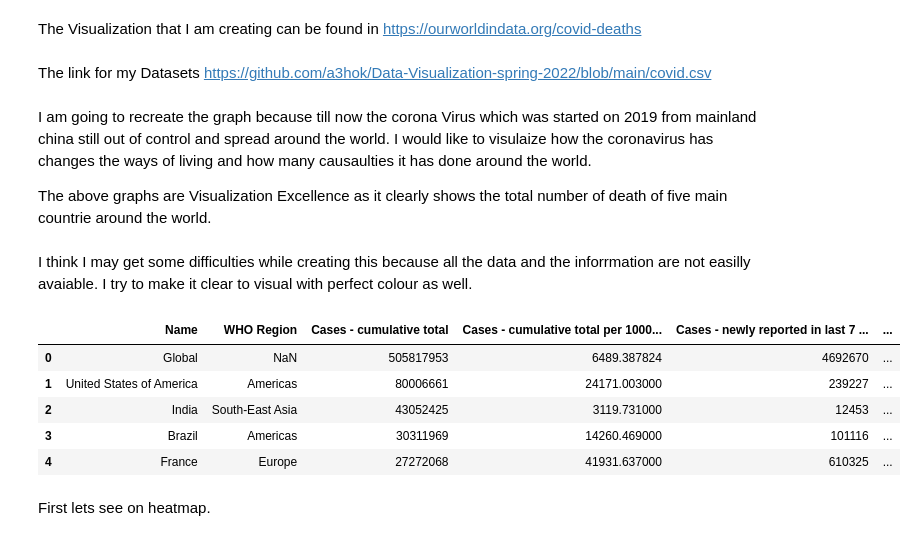
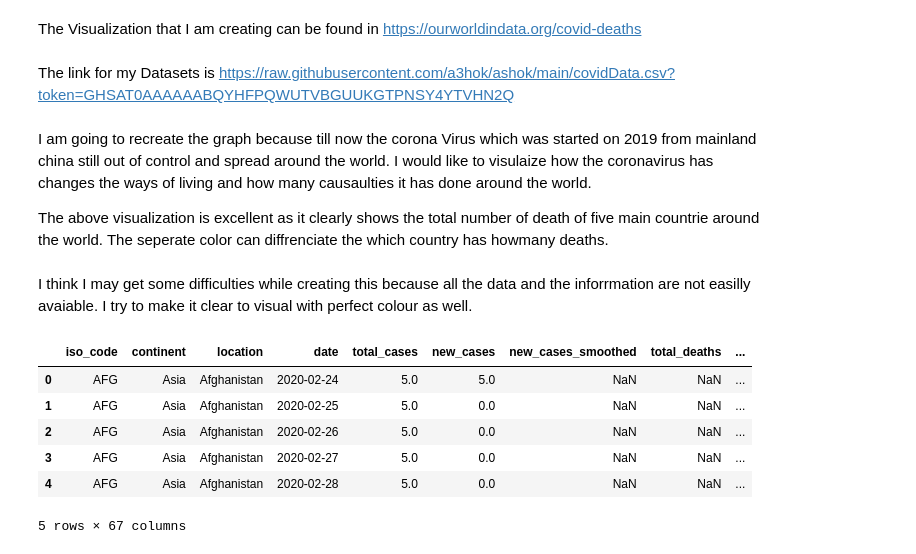
Before and after one commit to a3hok/Data-Visualization-spring-2022, a Jupyter notebook: Recreating the Master.ipynb, the cells around one changed output. Saved outputs shown, nothing was run; the diff lists cells and outputs as text; code cells hidden in the pictures.

```diff
--- a/Recreating the Master.ipynb
+++ b/Recreating the Master.ipynb
@@ -23,29 +23,28 @@ Recreating the masters in the total teath from coronavirus.The 2019–20 coronav
 # %% [markdown]
 The Visualization that I am creating can be found in https://ourworldindata.org/covid-deaths
 # %% [markdown]
-The link for my Datasets https://github.com/a3hok/Data-Visualization-spring-2022/blob/main/covid.csv
+The link for my Datasets is https://raw.githubusercontent.com/a3hok/ashok/main/covidData.csv?token=GHSAT0AAAAAABQYHFPQWUTVBGUUKGTPNSY4YTVHN2Q
 # %% [markdown]
 I am going to recreate the graph because till now the corona Virus which was started on 2019 from mainland china still out of control and spread around the world. I would like to visulaize how the coronavirus has changes the ways of living and how many causaulties it has done around the world.
 
 
 
-The above graphs are Visualization Excellence as it clearly shows the total number of death of five main countrie around the world.
+The above visualization is excellent as it clearly shows the total number of death of five main countrie around the world. The seperate color can diffrenciate the which country has howmany deaths.
 # %% [markdown]
 I think I may get some difficulties while creating this because all the data and the inforrmation are not easilly avaiable. I try to make it clear to visual with perfect colour as well.
 # %%
-import numpy as np
+import numpy as np    #importing libraies
 import pandas as ad
 import matplotlib.pyplot as plt
 import seaborn as sns
 
-df = ad.read_csv("https://raw.githubusercontent.com/a3hok/Data-Visualization-spring-2022/main/covid.csv")
+df = ad.read_csv("https://raw.githubusercontent.com/a3hok/ashok/main/covidData.csv?token=GHSAT0AAAAAABQYHFPQWUTVBGUUKGTPNSY4YTVHN2Q")
 df.head()
 # %% [output]
-|  | Name | WHO Region | Cases - cumulative total | Cases - cumulative total per 1000... | Cases - newly reported in last 7 ... | ... |
-| 0 | Global | NaN | 505817953 | 6489.387824 | 4692670 | ... |
-| 1 | United States of America | Americas | 80006661 | 24171.003000 | 239227 | ... |
-| 2 | India | South-East Asia | 43052425 | 3119.731000 | 12453 | ... |
-| 3 | Brazil | Americas | 30311969 | 14260.469000 | 101116 | ... |
-| 4 | France | Europe | 27272068 | 41931.637000 | 610325 | ... |
+|  | iso_code | continent | location | date | total_cases | new_cases | new_cases_smoothed | total_deaths | ... |
+| 0 | AFG | Asia | Afghanistan | 2020-02-24 | 5.0 | 5.0 | NaN | NaN | ... |
+| 1 | AFG | Asia | Afghanistan | 2020-02-25 | 5.0 | 0.0 | NaN | NaN | ... |
+| 2 | AFG | Asia | Afghanistan | 2020-02-26 | 5.0 | 0.0 | NaN | NaN | ... |
+| 3 | AFG | Asia | Afghanistan | 2020-02-27 | 5.0 | 0.0 | NaN | NaN | ... |
+| 4 | AFG | Asia | Afghanistan | 2020-02-28 | 5.0 | 0.0 | NaN | NaN | ... |
+5 rows × 67 columns
-# %% [markdown]
-First lets see on heatmap.
```
Also changed, not shown: parts of 8 cells of this notebook.
